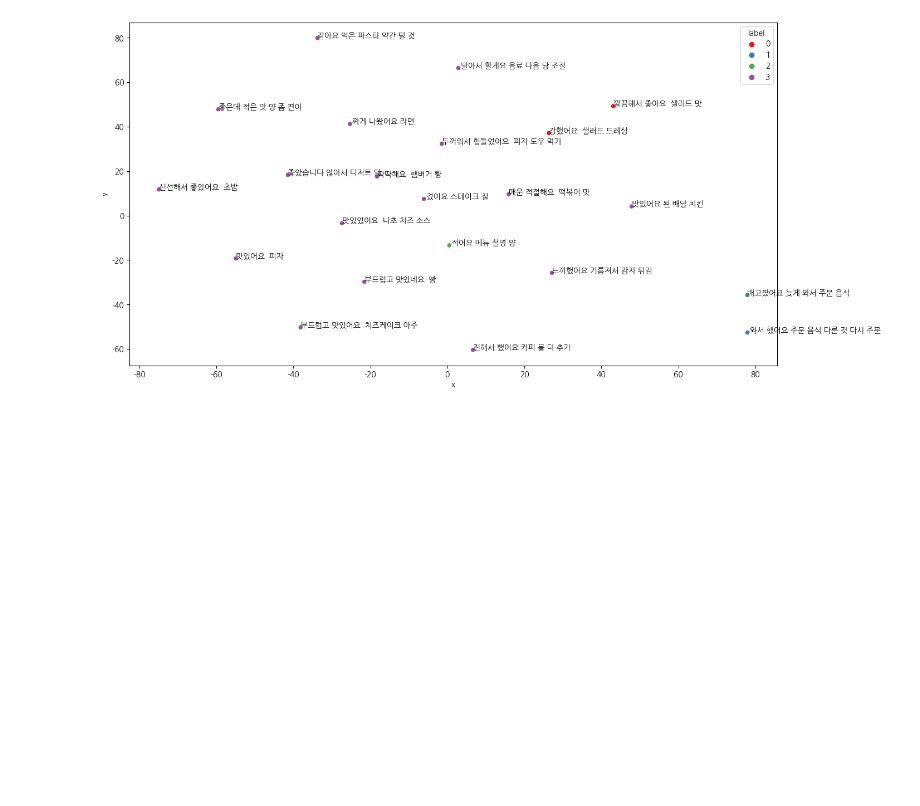
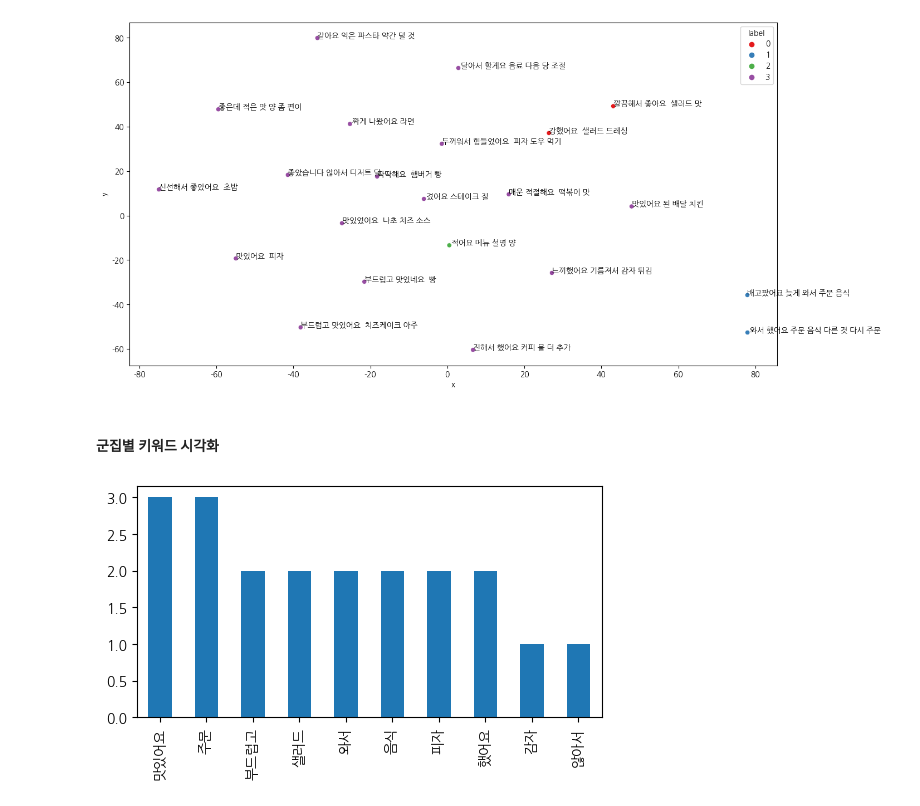
Before and after one commit to sang105kr/kdt_pythonstudy, a Jupyter notebook: nlp/clustering.ipynb, the cells around one changed output. Saved outputs shown, nothing was run; the diff lists cells and outputs as text; code cells hidden in the pictures; blank space fills up the shorter version.

```diff
--- a/nlp/clustering.ipynb
+++ b/nlp/clustering.ipynb
@@ -523,3 +490,19 @@ for i in df_tsne.index :
     plt.text(x=df_tsne.loc[i,'x'], y=df_tsne.loc[i,'y'], s=df_tsne.loc[i,'review'])
 # %% [output]
 [figure]
+# %% [markdown]
+#### 군집별 키워드 시각화
+# %%
+# 군집별 단어 빈도
+def kmeans_cvect(class_no):
+    df_x_vect_dtm.loc[df_kmeans[df_kmeans['label'] == class_no].index]
+    df_x_vect_dtm.sum().nlargest(10).plot(kind='bar', figsize=(6,3))
+
+# 군집별 단어 중요도
+def kmeans_tfidvect(class_no):
+    df_x_tfidvect_dtm.loc[df_kmeans[df_kmeans['label'] == class_no].index]
+    df_x_vect_dtm.sum().nlargest(10).plot(kind='bar', figsize=(6,3))
+# %%
+kmeans_cvect(2)
+# %% [output]
+[figure, added]
```
Also changed, not shown: parts of 16 cells of this notebook.
